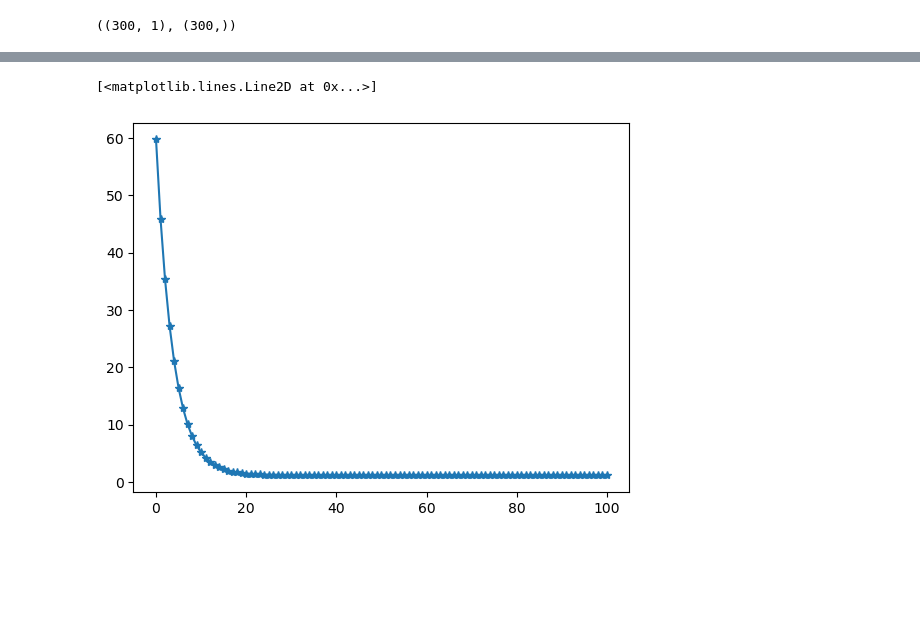
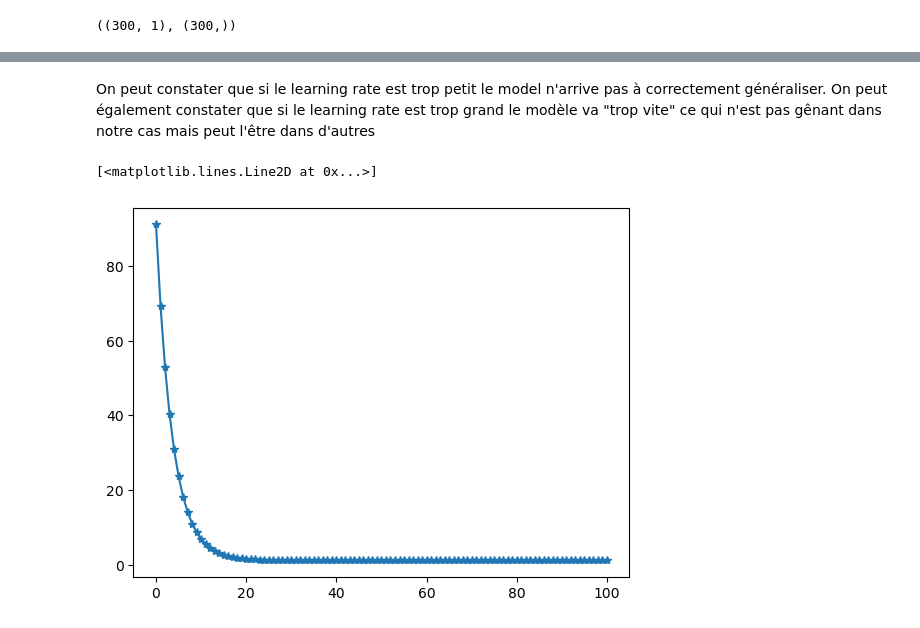
Before and after one commit to MENT3/gradient-descent-from-scratch, a Jupyter notebook: notebook.ipynb, the cells around one changed output, grey strips where cells are left out. Saved outputs shown, nothing was run; the diff lists cells and outputs as text; code cells hidden in the pictures; blank space fills up the shorter version.

```diff
--- a/notebook.ipynb
+++ b/notebook.ipynb
@@ -27,0 +35,9 @@ from gradient_descent import GradientDescent
+# %%
+model = SGDRegressor()
+
+grid_s = GridSearchCV(model, {
+  "learning_rate": ["constant", "optimal", "invscaling"],
+})
+
+grid_s.fit(X_exp, y)
+grid_s.best_params_
@@ -28,10 +60,13 @@ from gradient_descent import GradientDescent
+# %% [markdown]
+On peut constater que si le learning rate est trop petit le model n'arrive pas à correctement généraliser. On peut également constater que si le learning rate est trop grand le modèle va "trop vite" ce qui n'est pas gênant dans notre cas mais peut l'être dans d'autres
 # %%
+lr = 1e-1
 gd = GradientDescent(X_exp, y, lr)
-betas, losses = gd.batch(X_exp, y, lr, n_iter, beta=Beta)
+betas, losses = gd.batch(n_iter, beta=Beta)
 # %%
 import matplotlib.pyplot as plt
 # %%
-plt.plot(losses, marker="*")
+plt.plot(losses, marker="*", label=lr)
 # %% [output]
 [<matplotlib.lines.Line2D at 0x...>]
-[figure, old version]
+[figure, new version]
```
Also changed, not shown: parts of 8 cells of this notebook.
